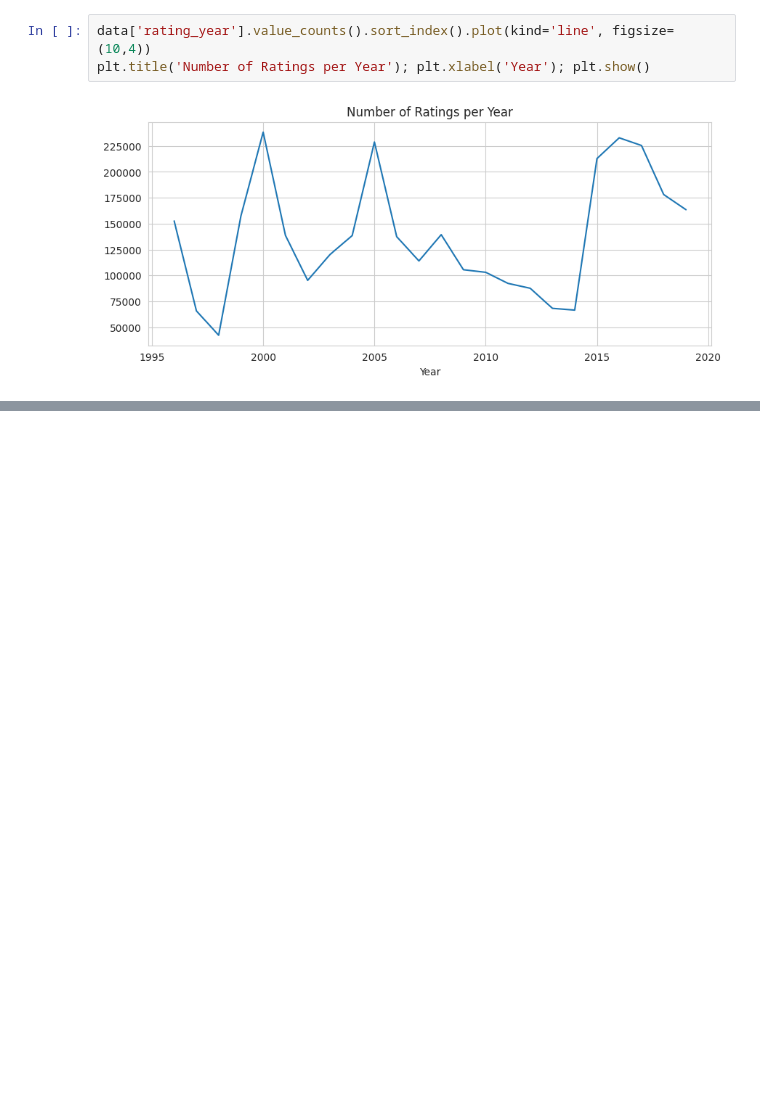
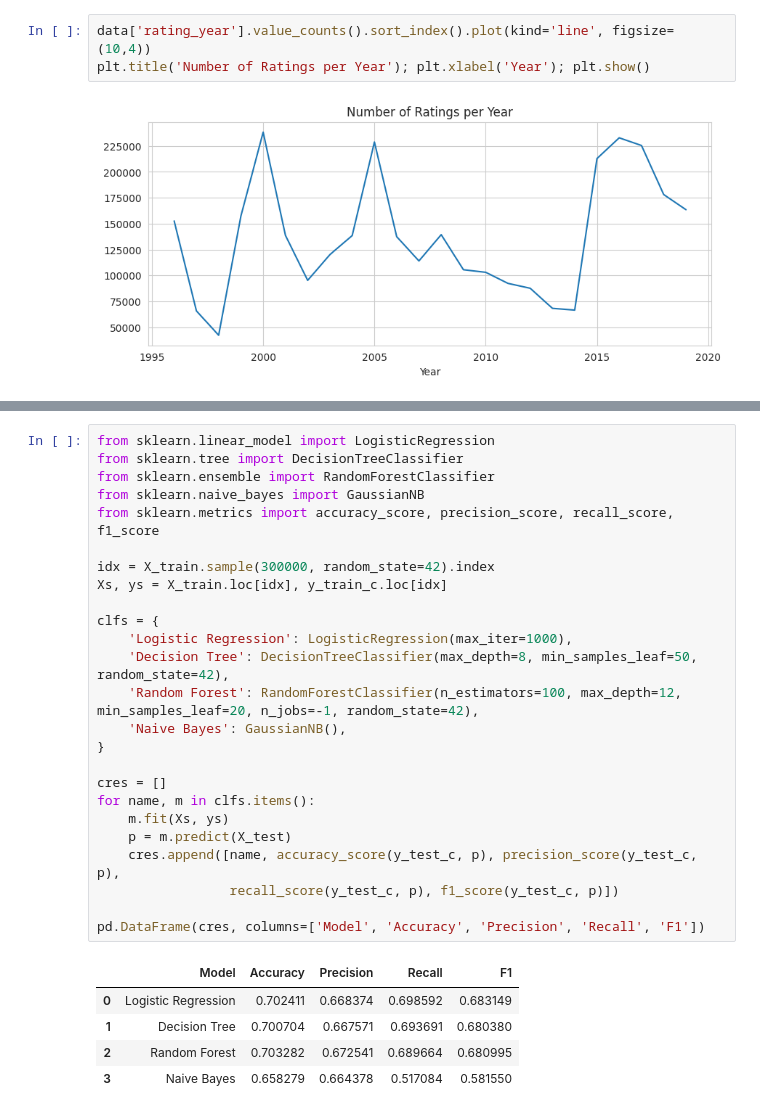
Before and after one commit to kashvi613/MovieRecommendationSystem, a Jupyter notebook: MovieRecommendationSystem.ipynb, the cells around one changed output, grey strips where cells are left out. Saved outputs shown, nothing was run; the diff lists cells and outputs as text; blank space fills up the shorter version.

```diff
--- a/MovieRecommendationSystem.ipynb
+++ b/MovieRecommendationSystem.ipynb
@@ -227,0 +371,31 @@ plt.title('Number of Ratings per Year'); plt.xlabel('Year'); plt.show()
+# %%
+from sklearn.linear_model import LogisticRegression
+from sklearn.tree import DecisionTreeClassifier
+from sklearn.ensemble import RandomForestClassifier
+from sklearn.naive_bayes import GaussianNB
+from sklearn.metrics import accuracy_score, precision_score, recall_score, f1_score
+
+idx = X_train.sample(300000, random_state=42).index
+Xs, ys = X_train.loc[idx], y_train_c.loc[idx]
+
+clfs = {
+    'Logistic Regression': LogisticRegression(max_iter=1000),
+    'Decision Tree': DecisionTreeClassifier(max_depth=8, min_samples_leaf=50, random_state=42),
+    'Random Forest': RandomForestClassifier(n_estimators=100, max_depth=12, min_samples_leaf=20, n_jobs=-1, random_state=42),
+    'Naive Bayes': GaussianNB(),
+}
+
+cres = []
+for name, m in clfs.items():
+    m.fit(Xs, ys)
+    p = m.predict(X_test)
+    cres.append([name, accuracy_score(y_test_c, p), precision_score(y_test_c, p),
+                 recall_score(y_test_c, p), f1_score(y_test_c, p)])
+
+pd.DataFrame(cres, columns=['Model', 'Accuracy', 'Precision', 'Recall', 'F1'])
+# %% [output]
+|  | Model | Accuracy | Precision | Recall | F1 |
+| 0 | Logistic Regression | 0.702411 | 0.668374 | 0.698592 | 0.683149 |
+| 1 | Decision Tree | 0.700704 | 0.667571 | 0.693691 | 0.680380 |
+| 2 | Random Forest | 0.703282 | 0.672541 | 0.689664 | 0.680995 |
+| 3 | Naive Bayes | 0.658279 | 0.664378 | 0.517084 | 0.581550 |
```
Also changed, not shown: parts of 14 cells of this notebook.
